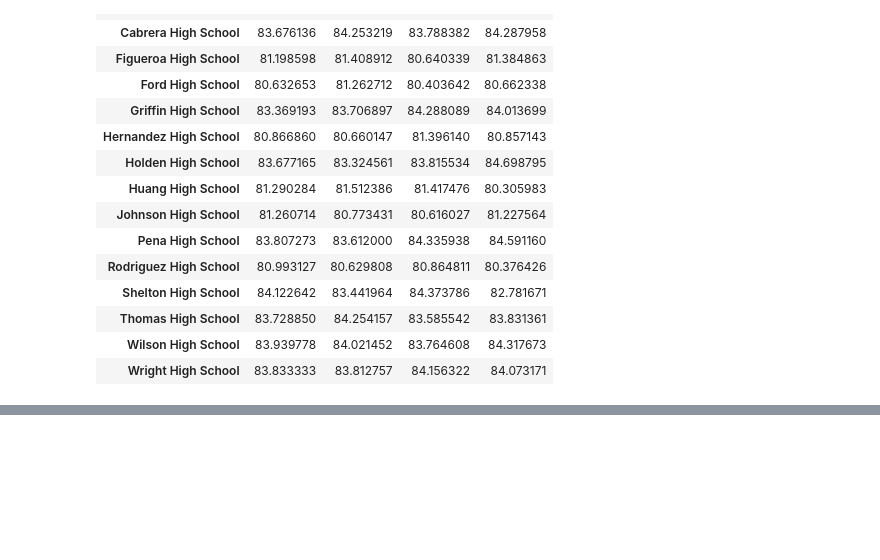
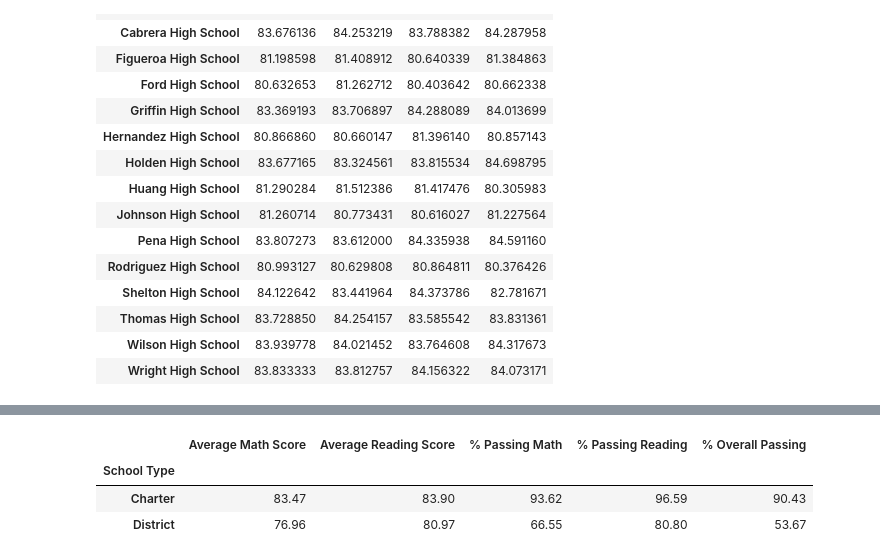
Before and after one commit to js04237/pandas-challenge, a Jupyter notebook: PyCitySchools/PyCitySchools.ipynb, the cells around one changed output, grey strips where cells are left out. Cells and saved outputs as stored; diff of their text form; code cells hidden in the pictures; blank space fills up the shorter version.

```diff
--- a/PyCitySchools/PyCitySchools.ipynb
+++ b/PyCitySchools/PyCitySchools.ipynb
@@ -274,0 +332,31 @@ reading_by_school
+# %%
+## Scores by School Type
+size_type = reorder_df
+
+# Trim the DataFrame to the requisite columns
+size_type = size_type[{"School Type", "Average Math Score",
+                "Average Reading Score", "% Passing Math", "% Passing Reading", "% Overall Passing"}]
+
+# Change the index to the "School Type" column
+size_type.set_index(["School Type"], inplace=True)
+
+# Group by the binned value column and average scores
+size_type = size_type.groupby(["School Type"]).mean()
+
+# Reorder the columns
+size_type = size_type[["Average Math Score", "Average Reading Score", "% Passing Math",
+                                                 "% Passing Reading", "% Overall Passing"]]
+# # Adjust the units
+size_type["Average Math Score"] = round(size_type["Average Math Score"],2)
+size_type["Average Reading Score"] = round(size_type["Average Reading Score"],2)
+size_type["% Passing Math"] = round(size_type["% Passing Math"],2)
+size_type["% Passing Reading"] = round(size_type["% Passing Reading"],2)
+size_type["% Overall Passing"] = round(size_type["% Overall Passing"],2)
+# performance_size
+
+size_type
+# %% [output]
+|  | Average Math Score | Average Reading Score | % Passing Math | % Passing Reading | % Overall Passing |
+| School Type |  |  |  |  |  |
+| Charter | 83.47 | 83.90 | 93.62 | 96.59 | 90.43 |
+| District | 76.96 | 80.97 | 66.55 | 80.80 | 53.67 |
```
Also changed, not shown: parts of 10 cells of this notebook.
